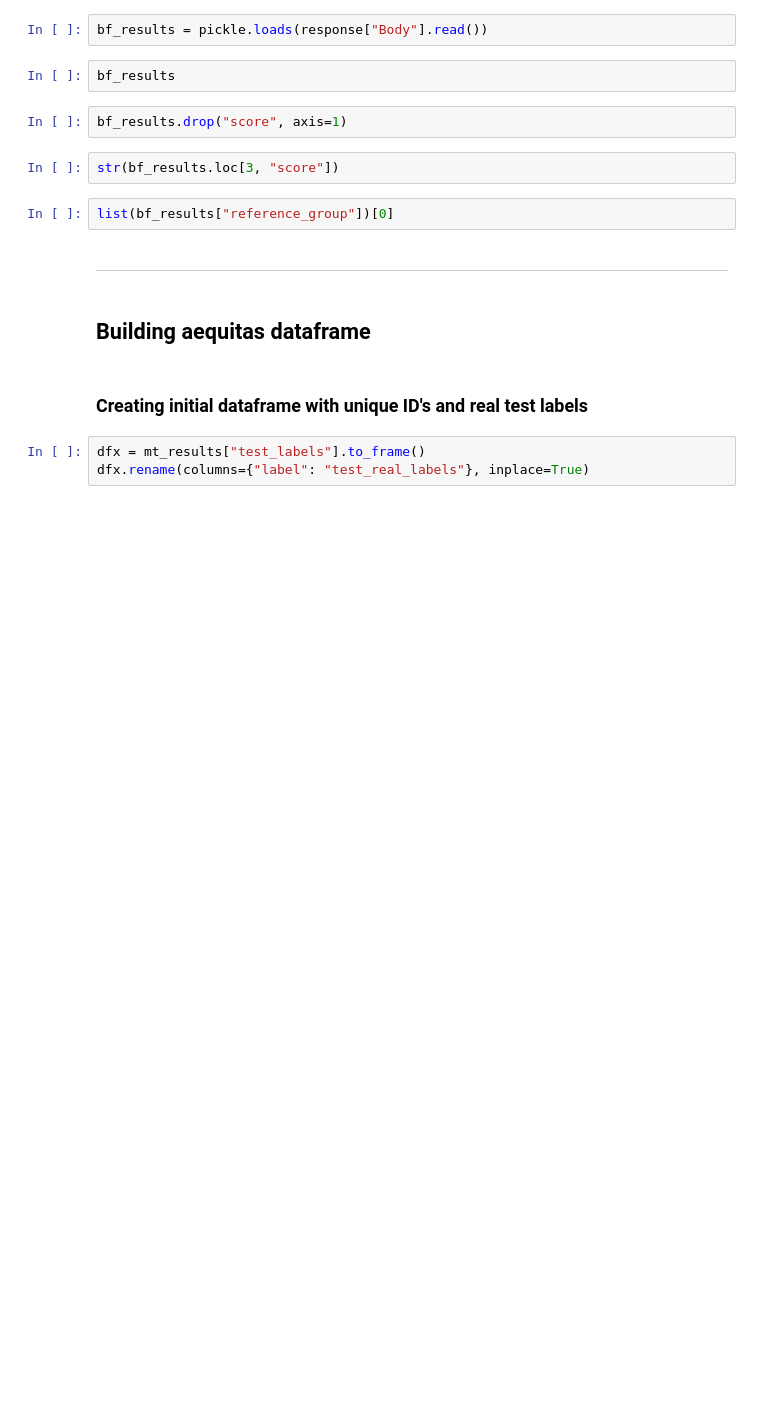
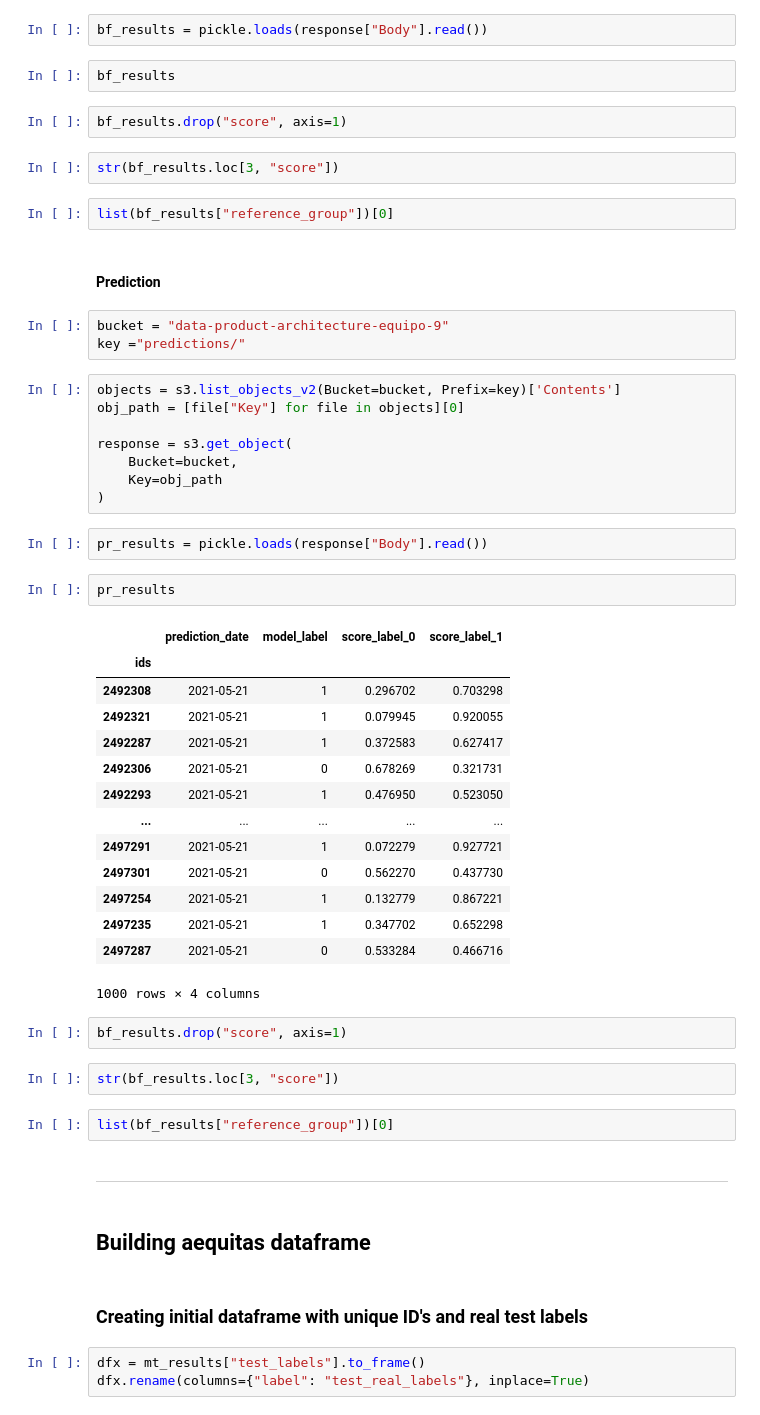
Before and after one commit to santibatte/dpa_2021, a Jupyter notebook: _robdir/rob_sandbox.ipynb, the cells around one changed output. Drawn from its saved outputs; the diff is of its cells as text; blank space fills up the shorter version.

Commit message:
verifying predictions s3 pickle - looks fine - Closes #153

```diff
--- a/_robdir/rob_sandbox.ipynb
+++ b/_robdir/rob_sandbox.ipynb
@@ -803,6 +803,44 @@ bf_results.drop("score", axis=1)
 str(bf_results.loc[3, "score"])
 # %%
 list(bf_results["reference_group"])[0]
+# %% [markdown]
+#### Prediction
+# %%
+bucket = "data-product-architecture-equipo-9"
+key ="predictions/"
+# %%
+objects = s3.list_objects_v2(Bucket=bucket, Prefix=key)['Contents']
+obj_path = [file["Key"] for file in objects][0]
+
+response = s3.get_object(
+    Bucket=bucket,
+    Key=obj_path
+)
+# %%
+pr_results = pickle.loads(response["Body"].read())
+# %%
+pr_results
+# %% [output]
+|  | prediction_date | model_label | score_label_0 | score_label_1 |
+| ids |  |  |  |  |
+| 2492308 | 2021-05-21 | 1 | 0.296702 | 0.703298 |
+| 2492321 | 2021-05-21 | 1 | 0.079945 | 0.920055 |
+| 2492287 | 2021-05-21 | 1 | 0.372583 | 0.627417 |
+| 2492306 | 2021-05-21 | 0 | 0.678269 | 0.321731 |
+| 2492293 | 2021-05-21 | 1 | 0.476950 | 0.523050 |
+| ... | ... | ... | ... | ... |
+| 2497291 | 2021-05-21 | 1 | 0.072279 | 0.927721 |
+| 2497301 | 2021-05-21 | 0 | 0.562270 | 0.437730 |
+| 2497254 | 2021-05-21 | 1 | 0.132779 | 0.867221 |
+| 2497235 | 2021-05-21 | 1 | 0.347702 | 0.652298 |
+| 2497287 | 2021-05-21 | 0 | 0.533284 | 0.466716 |
+1000 rows × 4 columns
+# %%
+bf_results.drop("score", axis=1)
+# %%
+str(bf_results.loc[3, "score"])
+# %%
+list(bf_results["reference_group"])[0]
 # %% [markdown]
 ---
 # %% [markdown]
```
